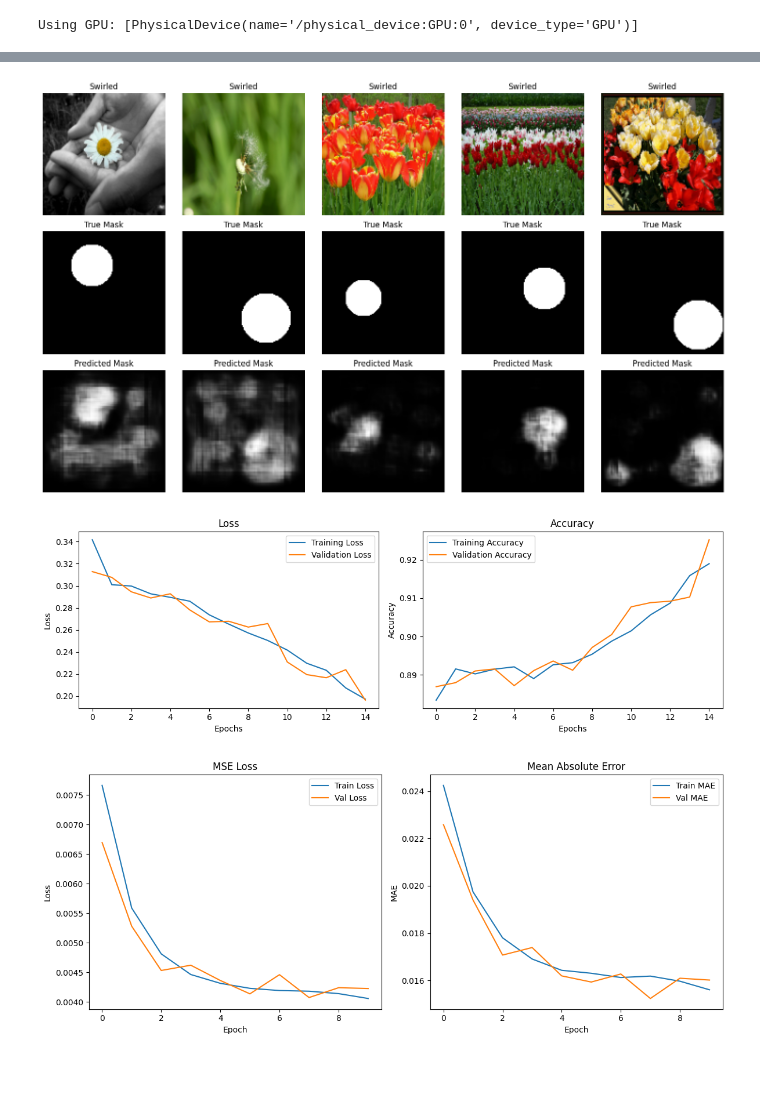
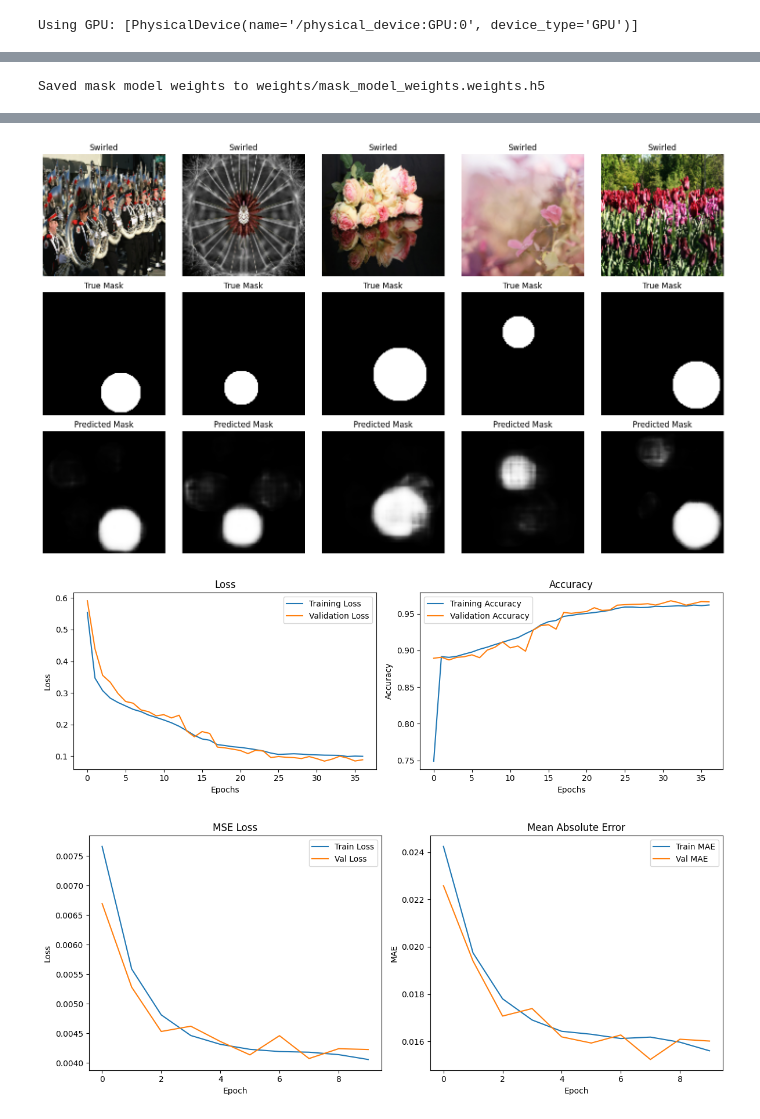
Before and after one commit to enricoferraiolo/Swirl-Correction, a Jupyter notebook: Swirl_correction.ipynb, the cells around one changed output, grey strips where cells are left out. Drawn from its saved outputs; the diff is of its cells as text; code cells hidden in the pictures; blank space fills up the shorter version.

Commit message:
mask model works very well

```diff
--- a/Swirl_correction.ipynb
+++ b/Swirl_correction.ipynb
@@ -326,7 +347,7 @@ WEIGHTS_PATH = "weights"
 import os
 
 if LOAD_WEIGHTS_MASK_MODEL:
-    mask_model_path = os.path.join(WEIGHTS_PATH, "mask_model_weights.keras")
+    mask_model_path = os.path.join(WEIGHTS_PATH, "mask_model_weights.weights.h5")
     if os.path.exists(mask_model_path):
         mask_model.load_weights(mask_model_path)
         print(f"Loaded mask model weights from {mask_model_path}")
@@ -334,7 +355,7 @@ if LOAD_WEIGHTS_MASK_MODEL:
         print(f"No pre-trained mask model weights found at {mask_model_path}")
 
 if LOAD_WEIGHTS_CORRECTION_MODEL:
-    correction_model_path = os.path.join(WEIGHTS_PATH, "correction_model_weights.keras")
+    correction_model_path = os.path.join(WEIGHTS_PATH, "correction_model_weights.weights.h5")
     if os.path.exists(correction_model_path):
         correction_model.load_weights(correction_model_path)
         print(f"Loaded correction model weights from {correction_model_path}")
@@ -375,16 +396,16 @@ val_seq_maskpredictor = wrap_generator_for_fit_maskpredictor_model(val_gen)
 
 # Add optional callbacks
 callbacks_maskmodel = [
-    EarlyStopping(patience=3, restore_best_weights=True, monitor='val_loss'), # default
+    EarlyStopping(patience=5, restore_best_weights=True, monitor='val_loss'),
     ReduceLROnPlateau(patience=2, factor=0.5, verbose=1),
 ]
-# Training Mask Predictor
+# Training Mask Predictor Model
 if TO_TRAIN_MASK_MODEL:
     print("Training Mask Predictor Model...")
     mask_history = mask_model.fit(
         train_seq_maskpredictor,
         validation_data=val_seq_maskpredictor,
-        epochs=50,
+        epochs=75,
         callbacks=callbacks_maskmodel,
     )
 # %% [output]
@@ -399,8 +440,10 @@ KeyboardInterrupt:
 TO_SAVE_MASK_MODEL = True
 
 if TO_SAVE_MASK_MODEL:
-    mask_model.save_weights(os.path.join(WEIGHTS_PATH, "mask_model_weights.keras"))
-    print(f"Saved mask model weights to {os.path.join(WEIGHTS_PATH, 'mask_model_weights.keras')}")
+    mask_model.save_weights(os.path.join(WEIGHTS_PATH, "mask_model_weights.weights.h5"))
+    print(f"Saved mask model weights to {os.path.join(WEIGHTS_PATH, 'mask_model_weights.weights.h5')}")
+# %% [output]
+Saved mask model weights to weights/mask_model_weights.weights.h5
 # %%
 def visualize_mask_predictions(model, data_gen, n=5):
     imgs, true_masks = data_gen[0]
@@ -447,6 +490,63 @@ def plot_training_mask(history):
     plt.tight_layout()
     plt.show()
 
+
+def compute_segmentation_metrics(true_mask, pred_mask, threshold=0.5):
+    # Binarize predictions
+    P = (pred_mask > threshold).astype(np.int32)
+    T = (true_mask > 0.5).astype(np.int32)
+
+    # Flatten
+    P_flat = P.flatten()
+    T_flat = T.flatten()
+
+    # Pixel accuracy
+    acc = (P_flat == T_flat).mean()
+
+    # Intersection and Union
+    intersection = np.sum(P_flat * T_flat)
+    union = np.sum(P_flat) + np.sum(T_flat) - intersection
+    iou = intersection / union if union != 0 else 1.0
+
+    # Dice
+    dice = 2 * intersection / (np.sum(P_flat) + np.sum(T_flat)) if (np.sum(P_flat) + np.sum(T_flat)) > 0 else 1.0
+
+    return acc, iou, dice
+
+def evaluate_model(model, data_gen, steps=None, threshold=0.5):
+    """
+    Evaluate model over a sequence (data_gen).
+    - data_gen: yields (imgs, true_masks) batches.
+    - steps: how many batches to evaluate (None -> full generator if finite).
+    """
+    accs, ious, dices = [], [], []
+    batch_iter = iter(data_gen)
+
+    for step in range(steps or len(data_gen)):
+        imgs, true_masks = next(batch_iter)
+        pred_masks = model.predict(imgs)
+
+        for tm, pm in zip(true_masks, pred_masks):
+            acc, iou, dice = compute_segmentation_metrics(tm.squeeze(), pm.squeeze(), threshold)
+            accs.append(acc)
+            ious.append(iou)
+            dices.append(dice)
+
+    return {
+        'pixel_accuracy': np.mean(accs),
+        'mean_IoU': np.mean(ious),
+        'mean_Dice': np.mean(dices),
+        'std_IoU': np.std(ious),
+        'std_Dice': np.std(dices)
+    }
+
+# Example usage:
+metrics = evaluate_model(mask_model, val_seq_maskpredictor)
+print("Evaluation results:")
+for k, v in metrics.items():
+    print(f"  {k}: {v:.4f}")
+
+
 visualize_mask_predictions(mask_model, val_seq_maskpredictor, n=5)
 plot_training_mask(mask_history)
 # %% [output]
@@ -454,5 +569,5 @@ plot_training_mask(mask_history)
-[figure, old version]
+[figure, new version]
-[figure, old version]
+[figure, new version]
 # %%
 # TRAINING SWIRL CORRECTION MODEL
 from tensorflow.keras.callbacks import EarlyStopping, ReduceLROnPlateau
```
Also changed, not shown: parts of 7 cells of this notebook, 1 other file.
